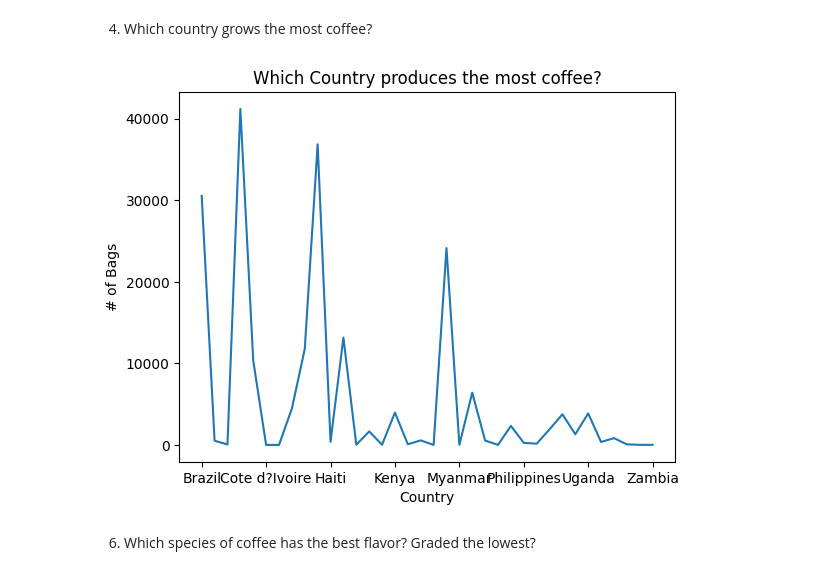
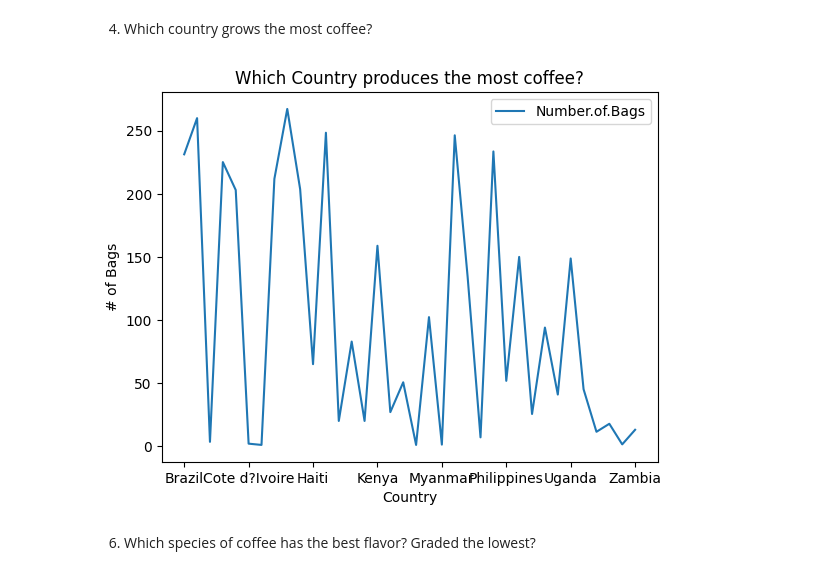
Before and after one commit to jadams1313/DS220Repo, a Jupyter notebook: DS220_Project2 (finished EDA).ipynb, the cells around one changed output. Drawn from its saved outputs; the diff is of its cells as text; code cells hidden in the pictures.

```diff
--- a/DS220_Project2 (finished EDA).ipynb
+++ b/DS220_Project2 (finished EDA).ipynb
@@ -118,17 +118,18 @@ plt.show()
 # %%
 MostCoffee = Coffee[['Country.of.Origin','Number.of.Bags']]
 
 df = pd.DataFrame(MostCoffee)
 
-grouped_df = df.groupby('Country.of.Origin')['Number.of.Bags'].sum()
+grouped_df = df.groupby('Country.of.Origin')['Number.of.Bags'].mean()
 
 # Plotting using Matplotlib and Pandas
 grouped_df.plot(x='Country.of.Origin', y='Number.of.Bags', kind='line', title='Which Country produces the most coffee?')
 plt.xlabel('Country')
 plt.ylabel('# of Bags')
+plt.legend()
 plt.show()
 # %% [output]
-[figure, old version]
+[figure, new version]
 # %% [markdown]
 6. Which species of coffee has the best flavor? Graded the lowest?
 # %%
```
Also changed, not shown: parts of 1 cell of this notebook.
